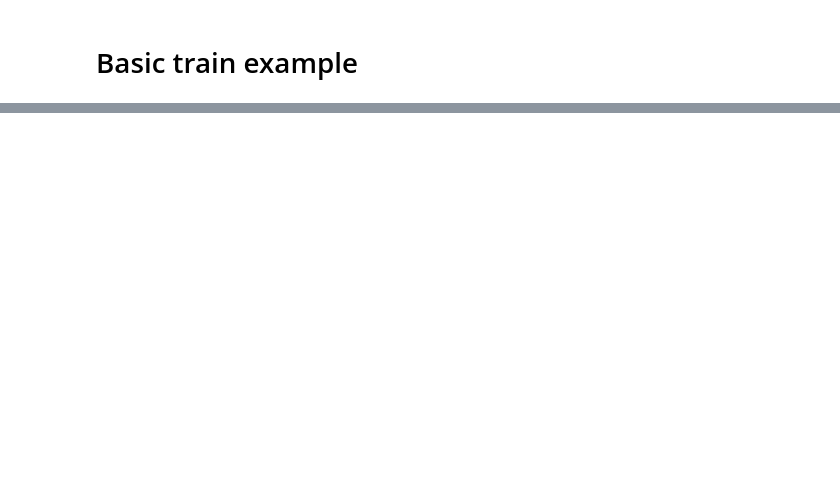
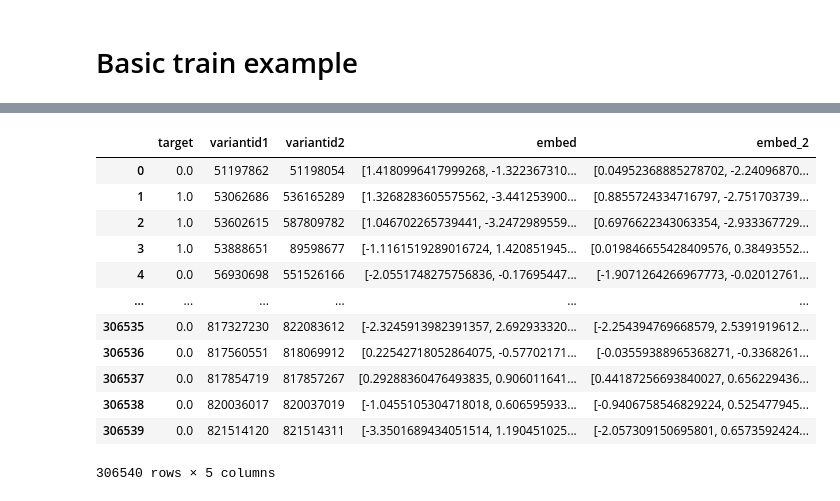
Before and after one commit to CopylaCopy/Ozon_marketplace, a Jupyter notebook: ozon_zozon.ipynb, the cells around one changed output, grey strips where cells are left out. Cells and saved outputs as stored; diff of their text form; code cells hidden in the pictures; blank space fills up the shorter version.

```diff
--- a/ozon_zozon.ipynb
+++ b/ozon_zozon.ipynb
@@ -350,0 +311,4 @@ for epoch in tqdm(range(num_epochs)):
+# %%
+embed = pd.DataFrame({'variant': y_idxs, 'embed': y_embed})
+# %%
+classif = goods_pairs.merge(embed, left_on = 'variantid1', right_on = 'variant', how = 'left', suffixes = ['', '_1'])
@@ -350,0 +319,16 @@ for epoch in tqdm(range(num_epochs)):
+# %%
+classif
+# %% [output]
+|  | target | variantid1 | variantid2 | embed | embed_2 |
+| 0 | 0.0 | 51197862 | 51198054 | [1.4180996417999268, -1.322367310... | [0.04952368885278702, -2.24096870... |
+| 1 | 1.0 | 53062686 | 536165289 | [1.3268283605575562, -3.441253900... | [0.8855724334716797, -2.751703739... |
+| 2 | 1.0 | 53602615 | 587809782 | [1.046702265739441, -3.2472989559... | [0.6976622343063354, -2.933367729... |
+| 3 | 1.0 | 53888651 | 89598677 | [-1.1161519289016724, 1.420851945... | [0.019846655428409576, 0.38493552... |
+| 4 | 0.0 | 56930698 | 551526166 | [-2.0551748275756836, -0.17695447... | [-1.9071264266967773, -0.02012761... |
+| ... | ... | ... | ... | ... | ... |
+| 306535 | 0.0 | 817327230 | 822083612 | [-2.3245913982391357, 2.692933320... | [-2.254394769668579, 2.5391919612... |
+| 306536 | 0.0 | 817560551 | 818069912 | [0.22542718052864075, -0.57702171... | [-0.03559388965368271, -0.3368261... |
+| 306537 | 0.0 | 817854719 | 817857267 | [0.29288360476493835, 0.906011641... | [0.44187256693840027, 0.656229436... |
+| 306538 | 0.0 | 820036017 | 820037019 | [-1.0455105304718018, 0.606595933... | [-0.9406758546829224, 0.525477945... |
+| 306539 | 0.0 | 821514120 | 821514311 | [-3.3501689434051514, 1.190451025... | [-2.057309150695801, 0.6573592424... |
+306540 rows × 5 columns
```
Also changed, not shown: parts of 40 cells of this notebook.
